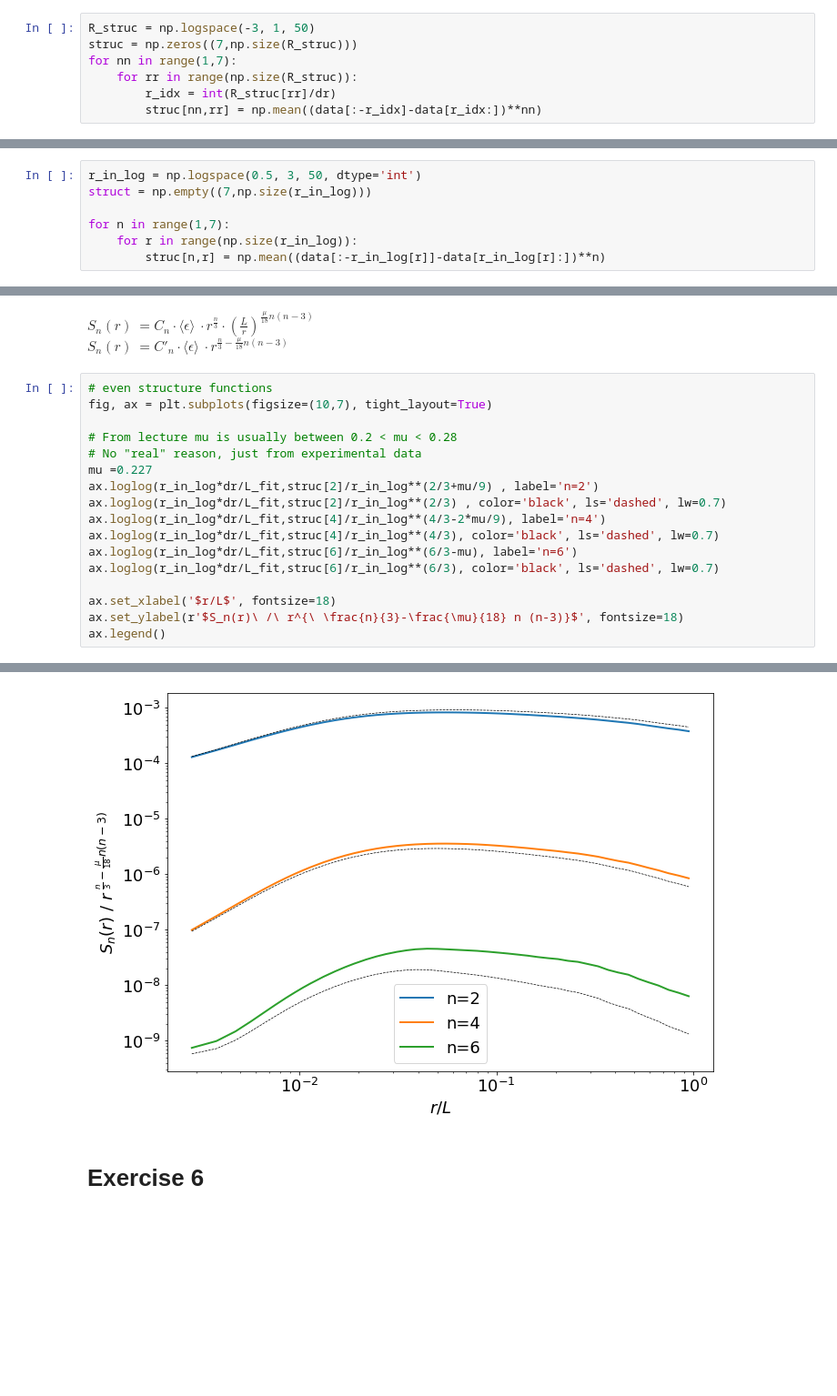
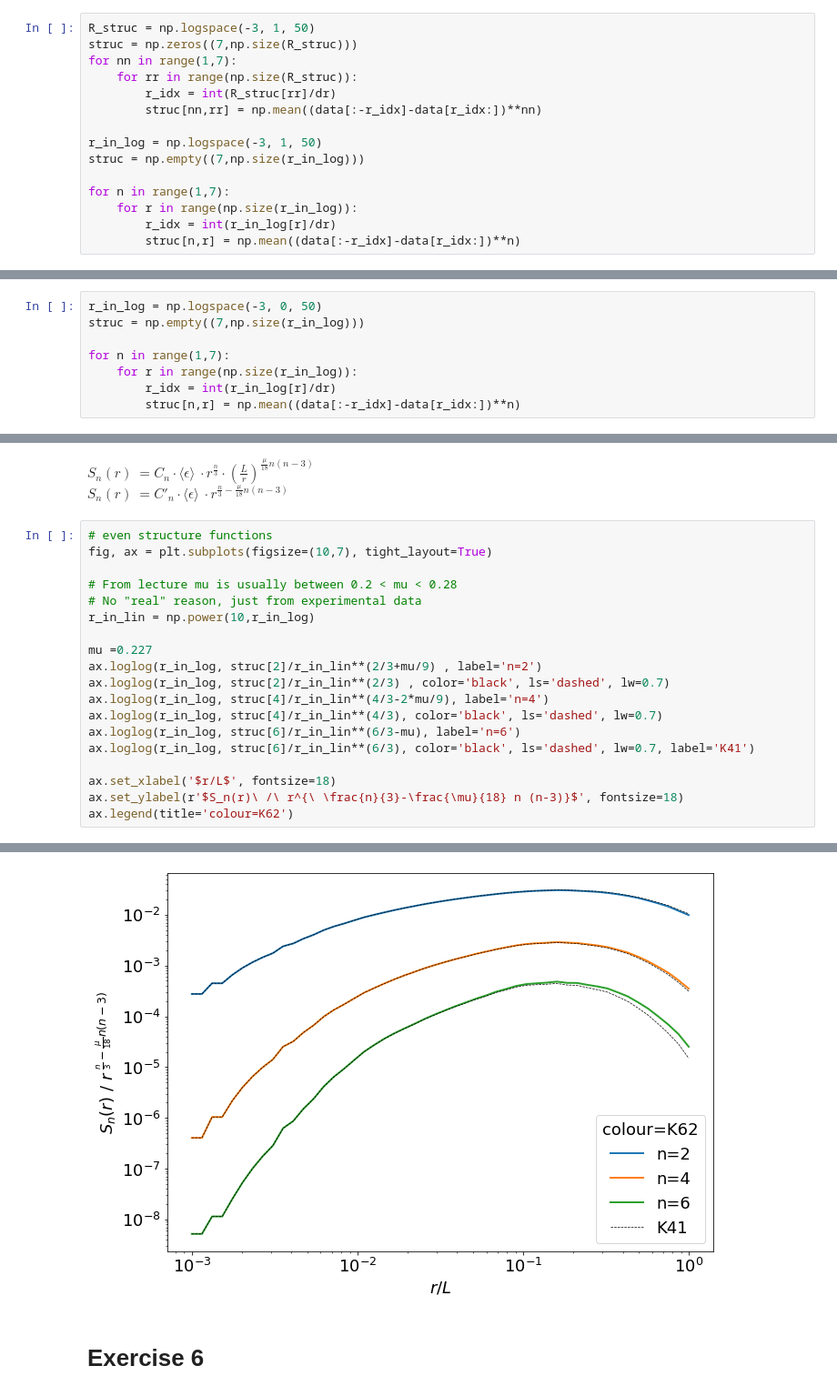
Before and after one commit to T1mors/Fluiddynamik, a Jupyter notebook: Turbulence Analysis.ipynb, the cells around one changed output, grey strips where cells are left out. Shown at 91% size. Saved outputs shown, nothing was run; the diff lists cells and outputs as text; blank space fills up the shorter version.

```diff
--- a/Turbulence Analysis.ipynb
+++ b/Turbulence Analysis.ipynb
@@ -315,3 +315,11 @@ for nn in range(1,7):
     for rr in range(np.size(R_struc)):
         r_idx = int(R_struc[rr]/dr)
         struc[nn,rr] = np.mean((data[:-r_idx]-data[r_idx:])**nn)
+
+r_in_log = np.logspace(-3, 1, 50)
+struc = np.empty((7,np.size(r_in_log)))
+
+for n in range(1,7):
+    for r in range(np.size(r_in_log)):
+        r_idx = int(r_in_log[r]/dr)
+        struc[n,r] = np.mean((data[:-r_idx]-data[r_idx:])**n)
@@ -348,12 +340,13 @@ plt.savefig('even_struc.pdf', bbox_inches='tight')
 # %% [output]
 [figure]
 # %%
-r_in_log = np.logspace(0.5, 3, 50, dtype='int')
-struct = np.empty((7,np.size(r_in_log)))
+r_in_log = np.logspace(-3, 0, 50)
+struc = np.empty((7,np.size(r_in_log)))
 
 for n in range(1,7):
     for r in range(np.size(r_in_log)):
-        struc[n,r] = np.mean((data[:-r_in_log[r]]-data[r_in_log[r]:])**n)
+        r_idx = int(r_in_log[r]/dr)
+        struc[n,r] = np.mean((data[:-r_idx]-data[r_idx:])**n)
 # %%
 # Even structure functions
 fig, ax = plt.subplots(figsize=(10,7), tight_layout=True)
@@ -407,23 +400,25 @@ $S_n(r)\ = C'_n \cdot \langle \epsilon \rangle\ \cdot r^{ \frac{n}{3}-\frac{\mu}
 # %%
 # even structure functions
 fig, ax = plt.subplots(figsize=(10,7), tight_layout=True)
 
 # From lecture mu is usually between 0.2 < mu < 0.28
 # No "real" reason, just from experimental data
+r_in_lin = np.power(10,r_in_log)
+
 mu =0.227
-ax.loglog(r_in_log*dr/L_fit,struc[2]/r_in_log**(2/3+mu/9) , label='n=2')
-ax.loglog(r_in_log*dr/L_fit,struc[2]/r_in_log**(2/3) , color='black', ls='dashed', lw=0.7)
-ax.loglog(r_in_log*dr/L_fit,struc[4]/r_in_log**(4/3-2*mu/9), label='n=4')
-ax.loglog(r_in_log*dr/L_fit,struc[4]/r_in_log**(4/3), color='black', ls='dashed', lw=0.7)
-ax.loglog(r_in_log*dr/L_fit,struc[6]/r_in_log**(6/3-mu), label='n=6')
-ax.loglog(r_in_log*dr/L_fit,struc[6]/r_in_log**(6/3), color='black', ls='dashed', lw=0.7)
+ax.loglog(r_in_log, struc[2]/r_in_lin**(2/3+mu/9) , label='n=2')
+ax.loglog(r_in_log, struc[2]/r_in_lin**(2/3) , color='black', ls='dashed', lw=0.7)
+ax.loglog(r_in_log, struc[4]/r_in_lin**(4/3-2*mu/9), label='n=4')
+ax.loglog(r_in_log, struc[4]/r_in_lin**(4/3), color='black', ls='dashed', lw=0.7)
+ax.loglog(r_in_log, struc[6]/r_in_lin**(6/3-mu), label='n=6')
+ax.loglog(r_in_log, struc[6]/r_in_lin**(6/3), color='black', ls='dashed', lw=0.7, label='K41')
 
 ax.set_xlabel('$r/L$', fontsize=18)
 ax.set_ylabel(r'$S_n(r)\ /\ r^{\ \frac{n}{3}-\frac{\mu}{18} n (n-3)}$', fontsize=18)
-ax.legend()
+ax.legend(title='colour=K62')
 # %% [output]
 <matplotlib.legend.Legend at 0x...>
-[figure, old version]
+[figure, new version]
 # %% [markdown]
 # Exercise 6
 # %% [markdown]
```
Also changed, not shown: parts of 18 cells of this notebook, 6 other files.
